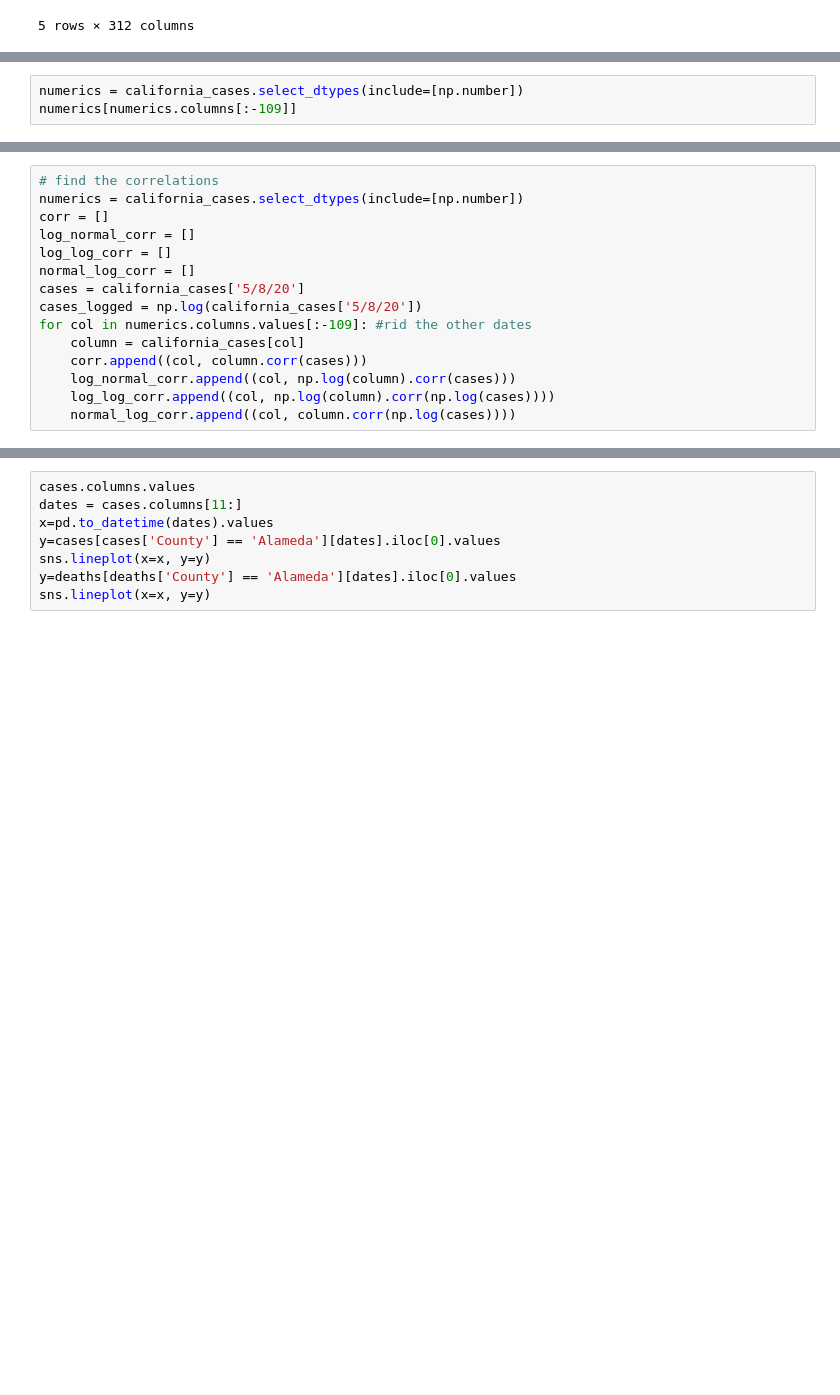
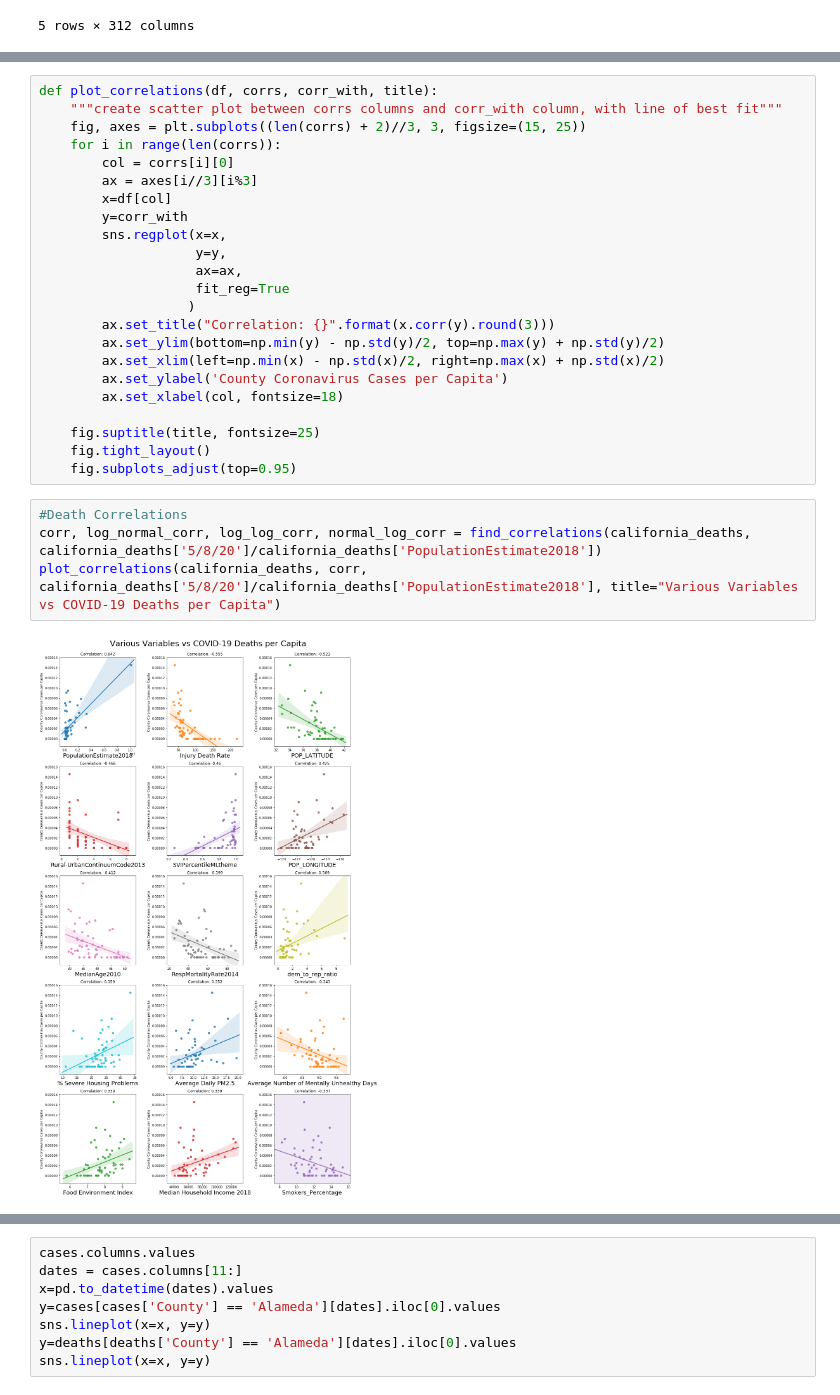
Before and after one commit to AndyFlury13/covid19-final-project, a Jupyter notebook: final_proj/victor.ipynb, the cells around one changed output, grey strips where cells are left out. Saved outputs shown, nothing was run; the diff lists cells and outputs as text; blank space fills up the shorter version.

Commit message:
correlation plots

```diff
--- a/final_proj/victor.ipynb
+++ b/final_proj/victor.ipynb
@@ -109,3 +83,0 @@ array(['FIPS', 'STATEFP', 'COUNTYFP', 'County_x', 'StateName', 'State',
-# %%
-numerics = california_cases.select_dtypes(include=[np.number])
-numerics[numerics.columns[:-109]]
@@ -152,15 +83,0 @@ Correlation with Log cases on 5/8
-# %%
-# find the correlations
-numerics = california_cases.select_dtypes(include=[np.number])
-corr = []
-log_normal_corr = []
-log_log_corr = []
-normal_log_corr = []
-cases = california_cases['5/8/20']
-cases_logged = np.log(california_cases['5/8/20'])
-for col in numerics.columns.values[:-109]: #rid the other dates
-    column = california_cases[col]
-    corr.append((col, column.corr(cases)))
-    log_normal_corr.append((col, np.log(column).corr(cases)))
-    log_log_corr.append((col, np.log(column).corr(np.log(cases))))
-    normal_log_corr.append((col, column.corr(np.log(cases))))
@@ -183,0 +172,29 @@ plt.scatter(np.log(california_cases['PopulationDensityperSqMile2010']), np.log(c
+# %%
+def plot_correlations(df, corrs, corr_with, title):
+    """create scatter plot between corrs columns and corr_with column, with line of best fit"""
+    fig, axes = plt.subplots((len(corrs) + 2)//3, 3, figsize=(15, 25))
+    for i in range(len(corrs)):
+        col = corrs[i][0]
+        ax = axes[i//3][i%3]
+        x=df[col]
+        y=corr_with
+        sns.regplot(x=x,
+                    y=y,
+                    ax=ax,
+                    fit_reg=True
+                   )
+        ax.set_title("Correlation: {}".format(x.corr(y).round(3)))
+        ax.set_ylim(bottom=np.min(y) - np.std(y)/2, top=np.max(y) + np.std(y)/2)
+        ax.set_xlim(left=np.min(x) - np.std(x)/2, right=np.max(x) + np.std(x)/2)
+        ax.set_ylabel('County Coronavirus Cases per Capita')
+        ax.set_xlabel(col, fontsize=18)
+
+    fig.suptitle(title, fontsize=25)
+    fig.tight_layout()
+    fig.subplots_adjust(top=0.95)
+# %%
+#Death Correlations
+corr, log_normal_corr, log_log_corr, normal_log_corr = find_correlations(california_deaths, california_deaths['5/8/20']/california_deaths['PopulationEstimate2018'])
+plot_correlations(california_deaths, corr, california_deaths['5/8/20']/california_deaths['PopulationEstimate2018'], title="Various Variables vs COVID-19 Deaths per Capita")
+# %% [output]
+[figure, added]
```
Also changed, not shown: parts of 11 cells of this notebook, 1 other file.
